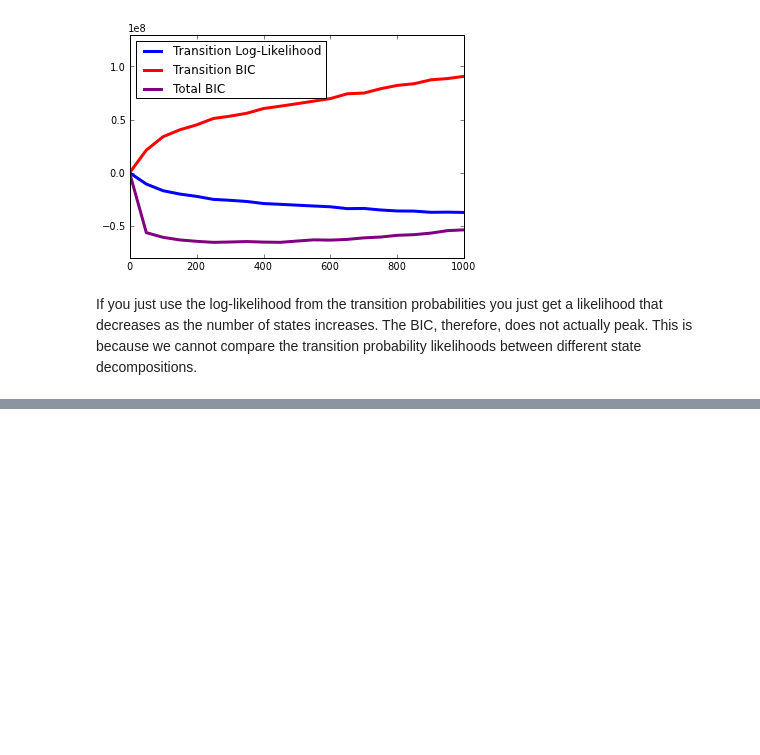
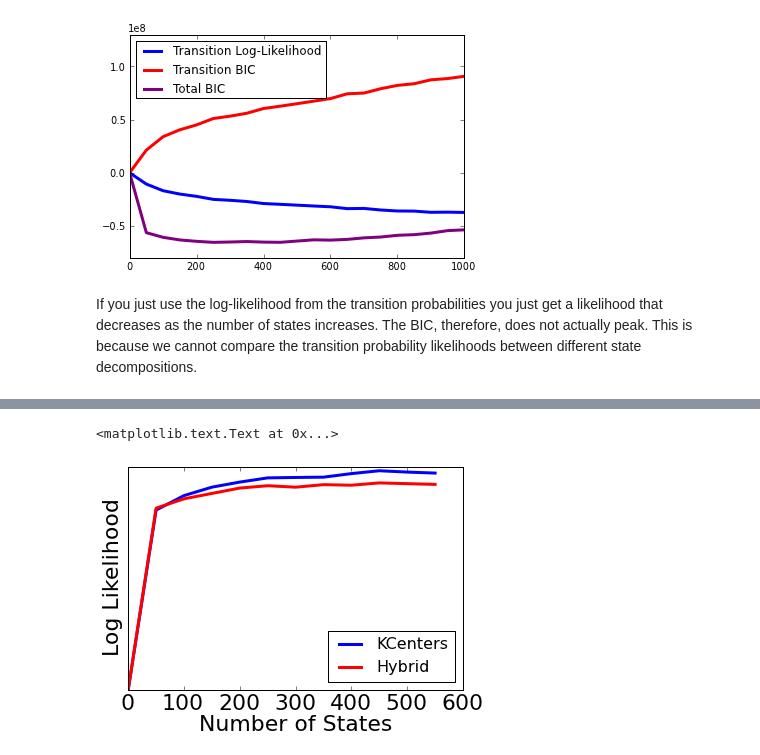
Before and after one commit to rmcgibbo/opt-k, a Jupyter notebook: muller/likelihoods.ipynb, the cells around one changed output, grey strips where cells are left out. Saved outputs shown, nothing was run; the diff lists cells and outputs as text; code cells hidden in the pictures; blank space fills up the shorter version.

```diff
--- a/muller/likelihoods.ipynb
+++ b/muller/likelihoods.ipynb
@@ -121,0 +139,10 @@ savefig('like_comp.pdf')
+# %%
+plot(ks[:12], likes[:12], color='blue', label='KCenters', lw=3)
+plot(ks[:12], hlikes, color='red', label='Hybrid', lw=3)
+legend(loc=4, prop={'size' : 16})
+yticks([])
+ylabel('Log Likelihood')
+xlabel('Number of States')
+# %% [output]
+<matplotlib.text.Text at 0x...>
+[figure, added]
```
Also changed, not shown: parts of 4 cells of this notebook, 3 other files.
